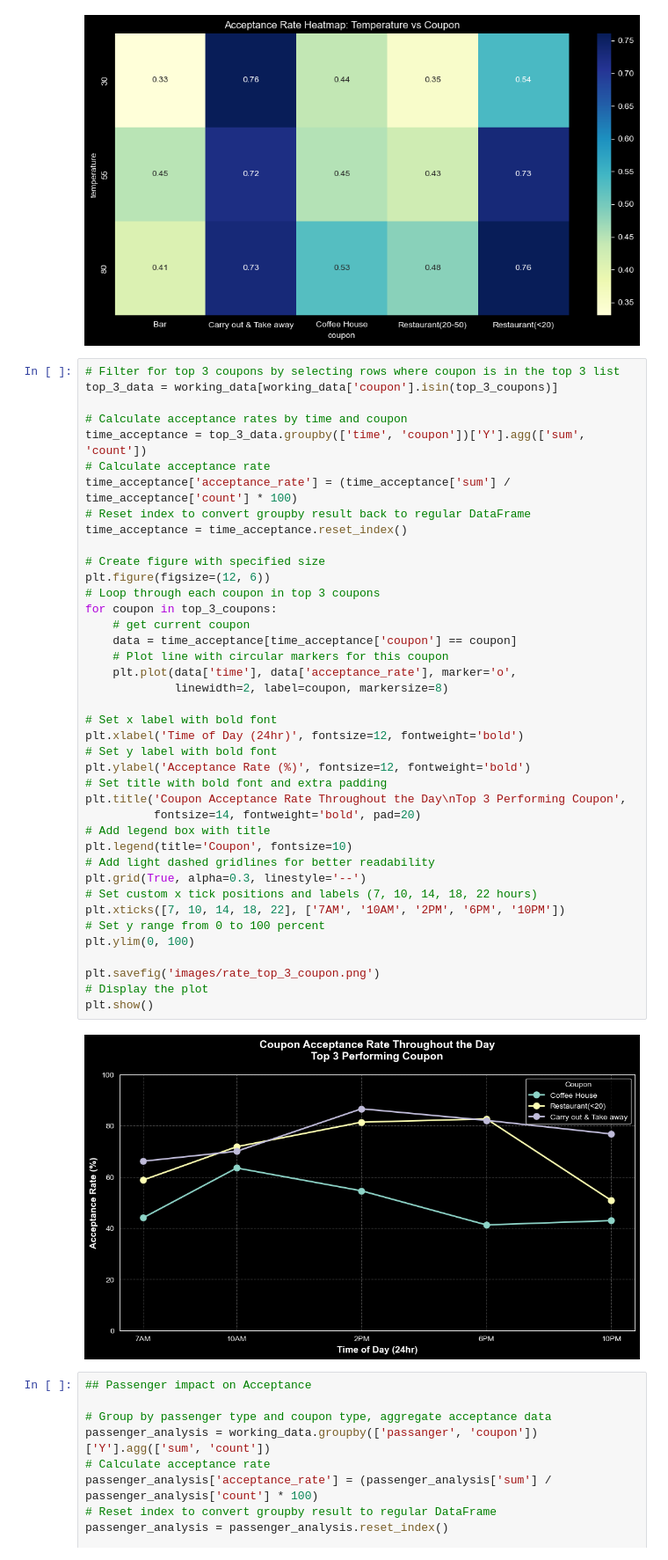
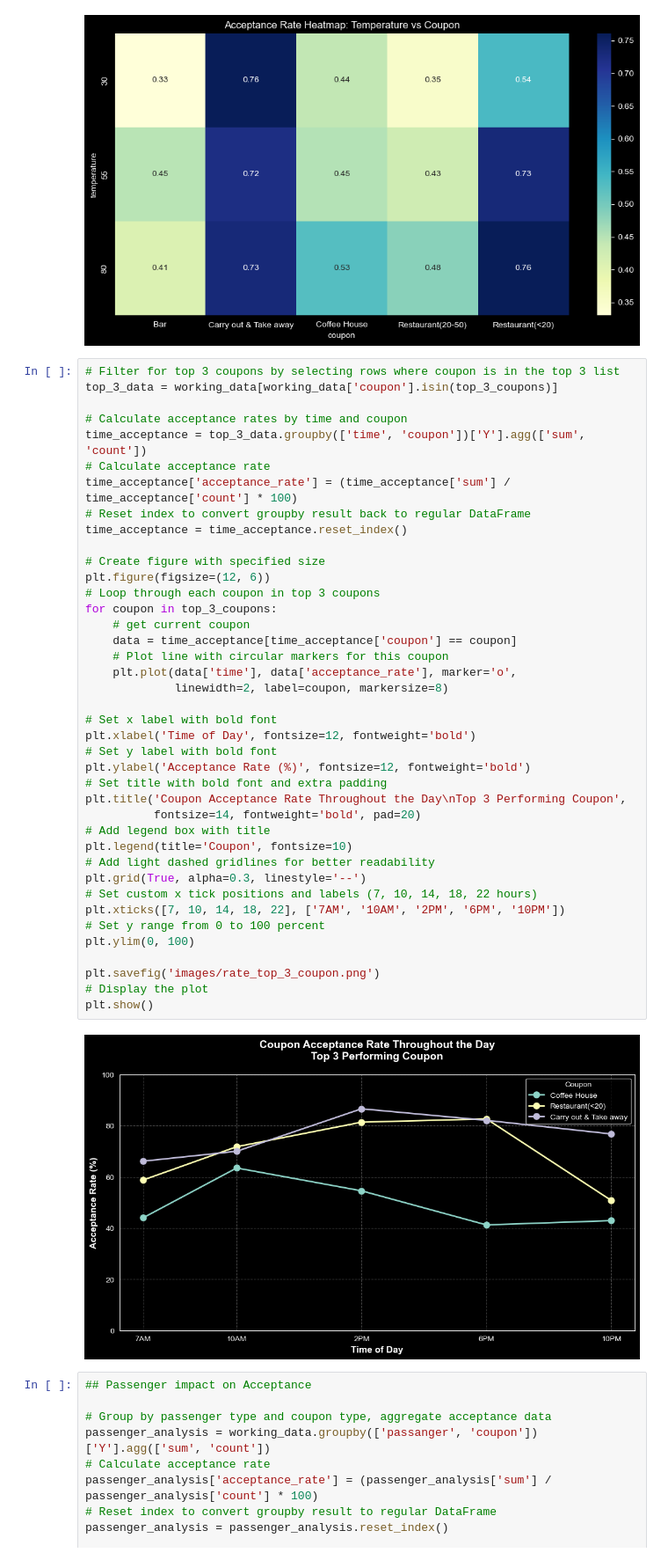
Before and after one commit to weslylaboy/will-a-customer-accepts-the-coupon, a Jupyter notebook: prompt.ipynb, the cells around one changed output. Shown at 88% size. Saved outputs shown, nothing was run; the diff lists cells and outputs as text.

Commit message:
Fix x label for acceptance rate plot

```diff
--- a/prompt.ipynb
+++ b/prompt.ipynb
@@ -682,35 +682,35 @@ time_acceptance = time_acceptance.reset_index()
 
 # Create figure with specified size
 plt.figure(figsize=(12, 6))
 # Loop through each coupon in top 3 coupons
 for coupon in top_3_coupons:
     # get current coupon
     data = time_acceptance[time_acceptance['coupon'] == coupon]
     # Plot line with circular markers for this coupon
     plt.plot(data['time'], data['acceptance_rate'], marker='o',
              linewidth=2, label=coupon, markersize=8)
 
 # Set x label with bold font
-plt.xlabel('Time of Day (24hr)', fontsize=12, fontweight='bold')
+plt.xlabel('Time of Day', fontsize=12, fontweight='bold')
 # Set y label with bold font
 plt.ylabel('Acceptance Rate (%)', fontsize=12, fontweight='bold')
 # Set title with bold font and extra padding
 plt.title('Coupon Acceptance Rate Throughout the Day\nTop 3 Performing Coupon',
           fontsize=14, fontweight='bold', pad=20)
 # Add legend box with title
 plt.legend(title='Coupon', fontsize=10)
 # Add light dashed gridlines for better readability
 plt.grid(True, alpha=0.3, linestyle='--')
 # Set custom x tick positions and labels (7, 10, 14, 18, 22 hours)
 plt.xticks([7, 10, 14, 18, 22], ['7AM', '10AM', '2PM', '6PM', '10PM'])
 # Set y range from 0 to 100 percent
 plt.ylim(0, 100)
 
 plt.savefig('images/rate_top_3_coupon.png')
 # Display the plot
 plt.show()
 # %% [output]
-[figure, old version]
+[figure, new version]
 # %%
 ## Passenger impact on Acceptance
 
```
Also changed, not shown: 1 other file.
